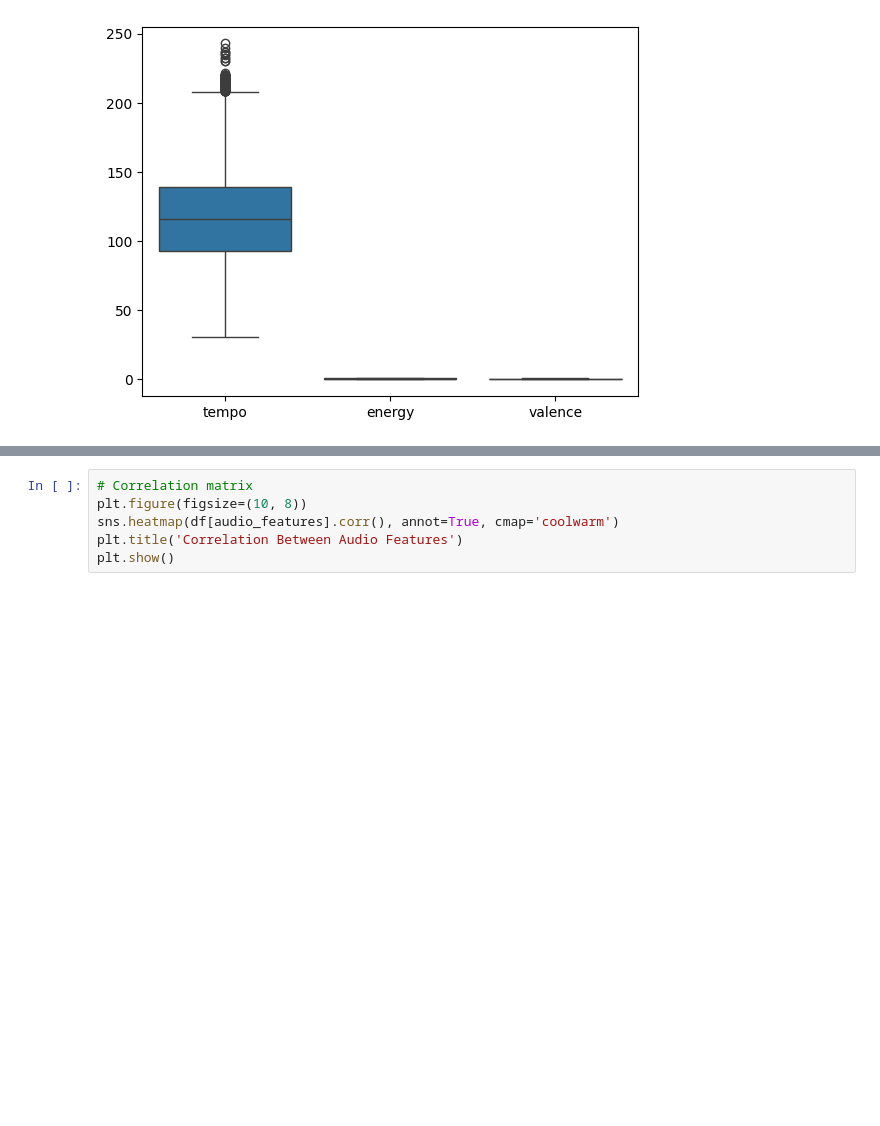
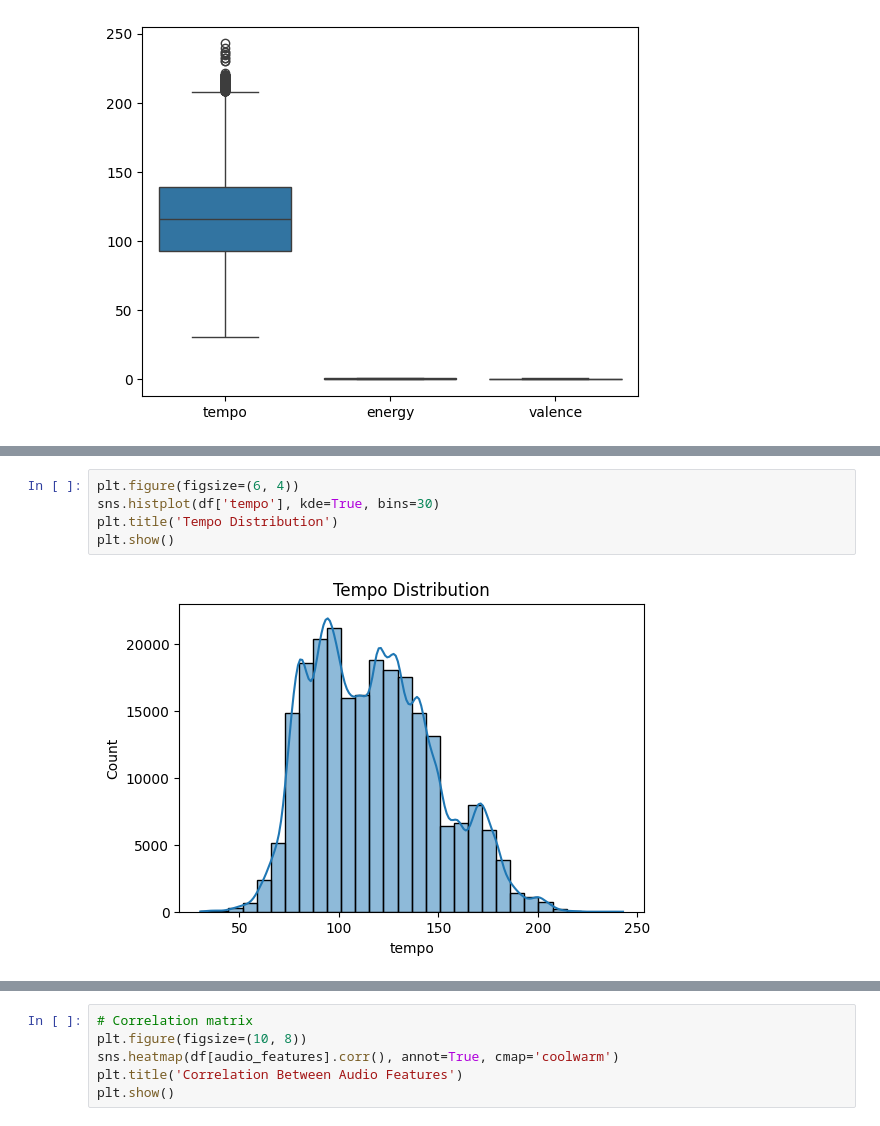
Before and after one commit to cayetana-h/Moodify, a Jupyter notebook: project.ipynb, the cells around one changed output, grey strips where cells are left out. Drawn from its saved outputs; the diff is of its cells as text; blank space fills up the shorter version.

```diff
--- a/project.ipynb
+++ b/project.ipynb
@@ -122,0 +163,7 @@ for feature in audio_features:
+# %%
+plt.figure(figsize=(6, 4))
+sns.histplot(df['tempo'], kde=True, bins=30)
+plt.title('Tempo Distribution')
+plt.show()
+# %% [output]
+[figure, added]
```
Also changed, not shown: parts of 12 cells of this notebook.
